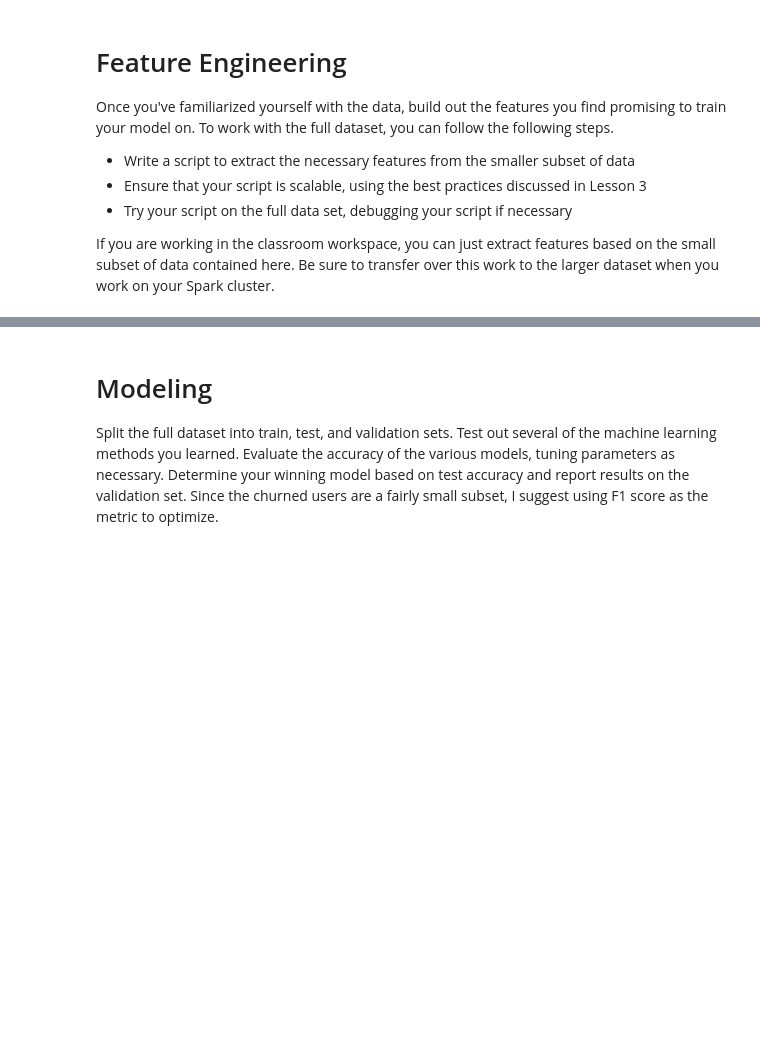
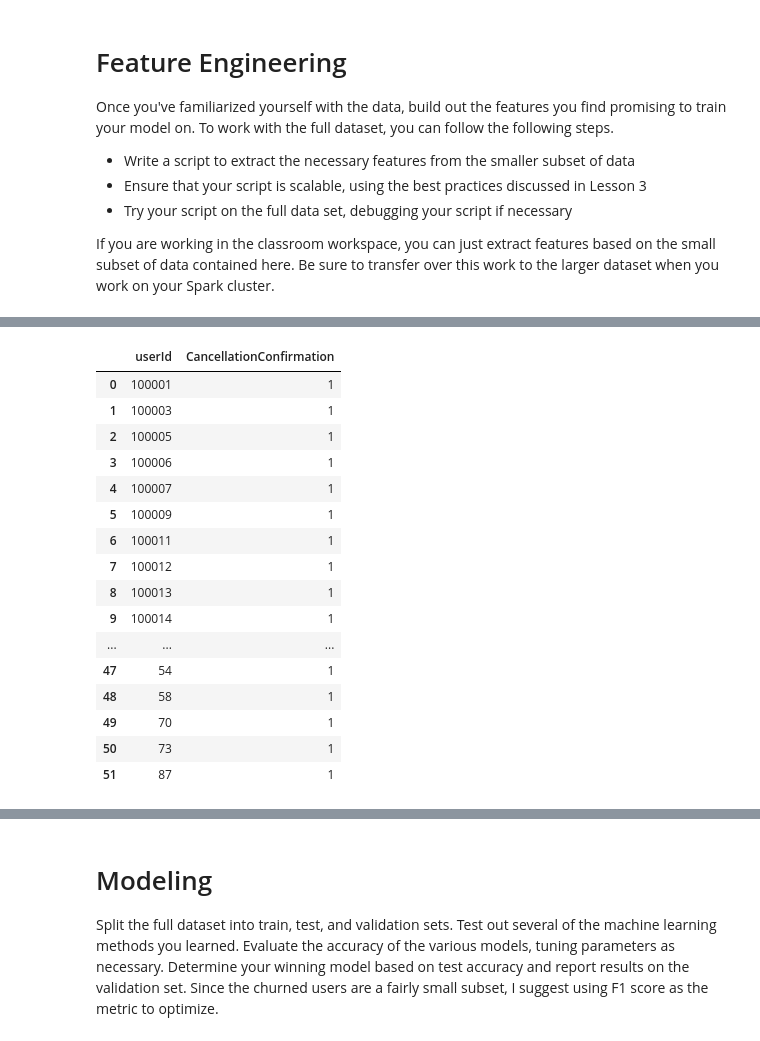
Before and after one commit to misrakberhe/sparkify, a Jupyter notebook: Sparkify.ipynb, the cells around one changed output, grey strips where cells are left out. Cells and saved outputs as stored; diff of their text form; code cells hidden in the pictures; blank space fills up the shorter version.

```diff
--- a/Sparkify.ipynb
+++ b/Sparkify.ipynb
@@ -202,0 +218,27 @@ DataFrame[features: vector, churn2: vector]
+# %%
+spark.sql('''
+
+
+        select userId, CancellationConfirmation
+        from assembled
+        where CancellationConfirmation > 0
+        order by userId
+''').toPandas()
+# %% [output]
+|  | userId | CancellationConfirmation |
+| 0 | 100001 | 1 |
+| 1 | 100003 | 1 |
+| 2 | 100005 | 1 |
+| 3 | 100006 | 1 |
+| 4 | 100007 | 1 |
+| 5 | 100009 | 1 |
+| 6 | 100011 | 1 |
+| 7 | 100012 | 1 |
+| 8 | 100013 | 1 |
+| 9 | 100014 | 1 |
+| ... | ... | ... |
+| 47 | 54 | 1 |
+| 48 | 58 | 1 |
+| 49 | 70 | 1 |
+| 50 | 73 | 1 |
+| 51 | 87 | 1 |
```
Also changed, not shown: parts of 14 cells of this notebook.
